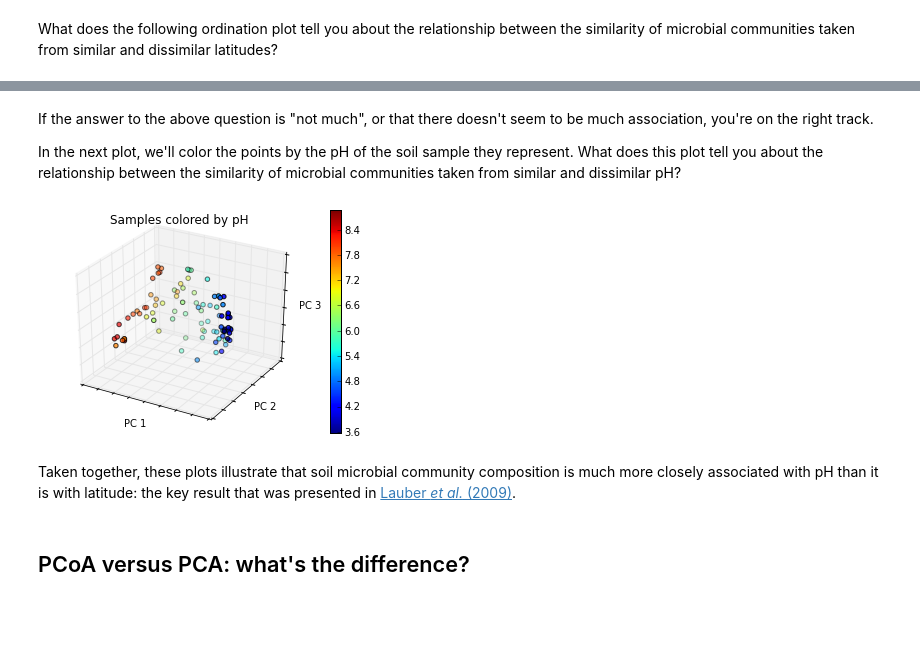
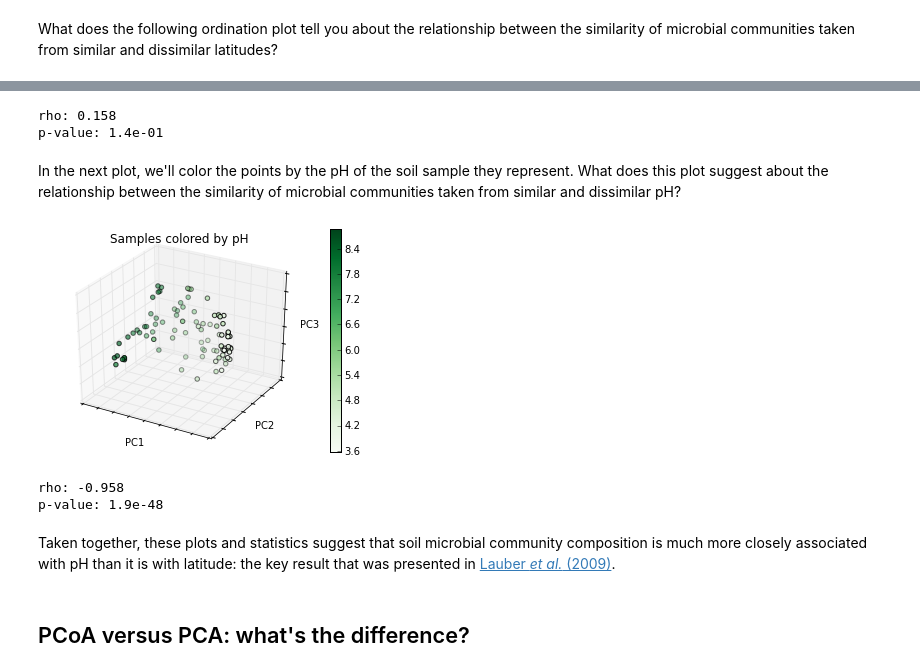
Before and after one commit to applied-bioinformatics/An-Introduction-To-Applied-Bioinformatics, a Jupyter notebook: applications/biological-diversity.ipynb, the cells around one changed output, grey strips where cells are left out. Cells and saved outputs as stored; diff of their text form; code cells hidden in the pictures; blank space fills up the shorter version.

```diff
--- a/applications/biological-diversity.ipynb
+++ b/applications/biological-diversity.ipynb
@@ -1103,13 +867,28 @@ scatter_3d(soil_pcoa_matrix, soil_ordered_latitudes, "Samples colored by Latitud
+# %%
+from scipy.stats import spearmanr
+spearman_rho, spearman_p = spearmanr(lauber_soil_unweighted_unifrac_result.site.T[0],
+                                     [lauber_soil_sample_md['Latitude'][sample_id] for sample_id in lauber_soil_unweighted_unifrac_result.site_ids])
+print('rho: %1.3f' % spearman_rho)
+print('p-value: %1.1e' % spearman_p)
+# %% [output]
+rho: 0.158
+p-value: 1.4e-01
 # %% [markdown]
-If the answer to the above question is "not much", or that there doesn't seem to be much association, you're on the right track.
-
-In the next plot, we'll color the points by the pH of the soil sample they represent. What does this plot tell you about the relationship between the similarity of microbial communities taken from similar and dissimilar pH?
+In the next plot, we'll color the points by the pH of the soil sample they represent. What does this plot suggest about the relationship between the similarity of microbial communities taken from similar and dissimilar pH?
-# %%
-scatter_3d(soil_pcoa_matrix, soil_ordered_pHs, "Samples colored by pH")
-# %% [output]
-[figure, removed]
+# %%
+_ = lauber_soil_unweighted_unifrac_result.plot(lauber_soil_sample_md, 'pH', cmap='Greens', title="Samples colored by pH", axis_labels=('PC1', 'PC2', 'PC3'))
+# %% [output]
+[figure, added]
+# %%
+spearman_rho, spearman_p = spearmanr(lauber_soil_unweighted_unifrac_result.site.T[0],
+                                     [lauber_soil_sample_md['pH'][sample_id] for sample_id in lauber_soil_unweighted_unifrac_result.site_ids])
+print('rho: %1.3f' % spearman_rho)
+print('p-value: %1.1e' % spearman_p)
+# %% [output]
+rho: -0.958
+p-value: 1.9e-48
 # %% [markdown]
-Taken together, these plots illustrate that soil microbial community composition is much more closely associated with pH than it is with latitude: the key result that was presented in [Lauber *et al.* (2009)](http://www.ncbi.nlm.nih.gov/pubmed/19502440).
+Taken together, these plots and statistics suggest that soil microbial community composition is much more closely associated with pH than it is with latitude: the key result that was presented in [Lauber *et al.* (2009)](http://www.ncbi.nlm.nih.gov/pubmed/19502440).
 # %% [markdown]
 ## PCoA versus PCA: what's the difference?
 # %% [markdown]
```
Also changed, not shown: parts of 60 cells of this notebook, 1 other file.
